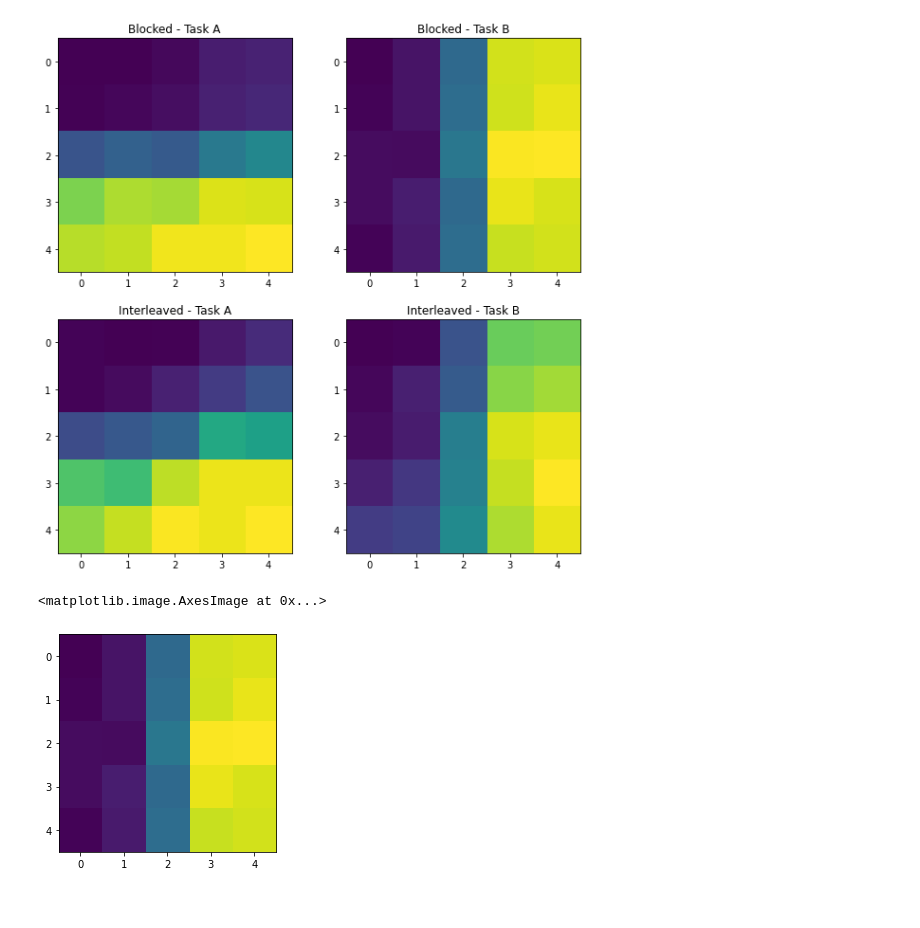
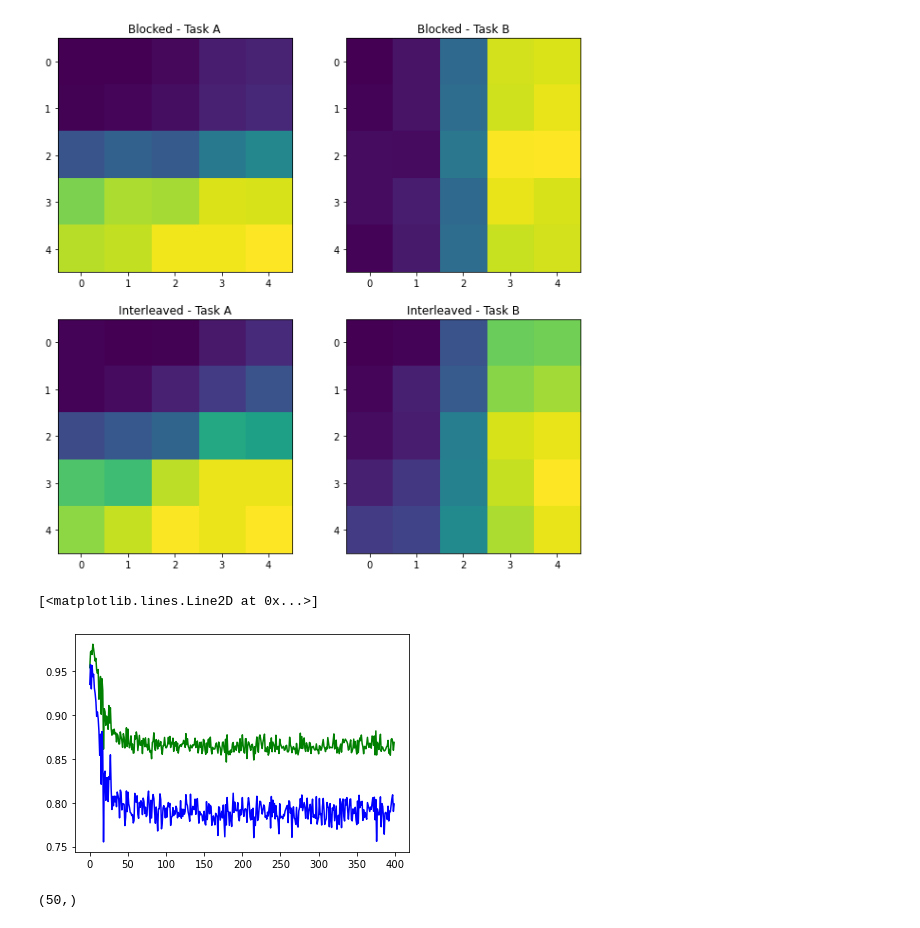
Before and after one commit to summerfieldlab/Flesch_Nagy_etal_HebbCL, a Jupyter notebook: scratchpad.ipynb, the cells around one changed output. Drawn from its saved outputs; the diff is of its cells as text; code cells hidden in the pictures.

```diff
--- a/scratchpad.ipynb
+++ b/scratchpad.ipynb
@@ -32,8 +32,26 @@ plt.title('Interleaved - Task B')
 # %% [output]
 Text(0.5, 1.0, 'Interleaved - Task B')
 [figure]
-# %%
-plt.imshow(y.reshape(5,5))
-# %% [output]
-<matplotlib.image.AxesImage at 0x...>
-[figure, removed]
+# %%
+# load sluggish net results
+with open('fit_sluggishness_results.pkl','rb') as f:
+    results = pickle.load(f)
+# %%
+corrs = []
+outputs = []
+for r in results:
+
+    corrs.append(r[2:4])
+    outputs.append(r[4])
+corrs = np.array(corrs)
+# %%
+%matplotlib qt
+plt.plot(corrs[:,1],'g-')
+plt.plot(corrs[:,0],'b-')
+# %% [output]
+[<matplotlib.lines.Line2D at 0x...>]
+[figure, added]
+# %%
+outputs[0]
+# %% [output]
+(50,)
```
Also changed, not shown: parts of 2 cells of this notebook, 3 other files.
